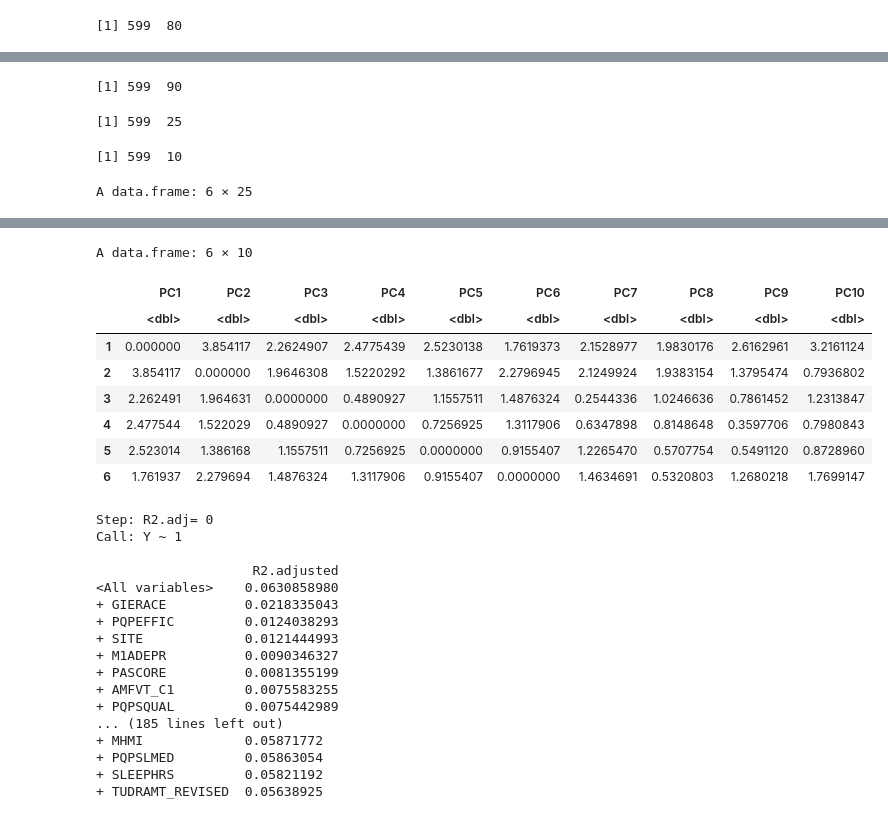
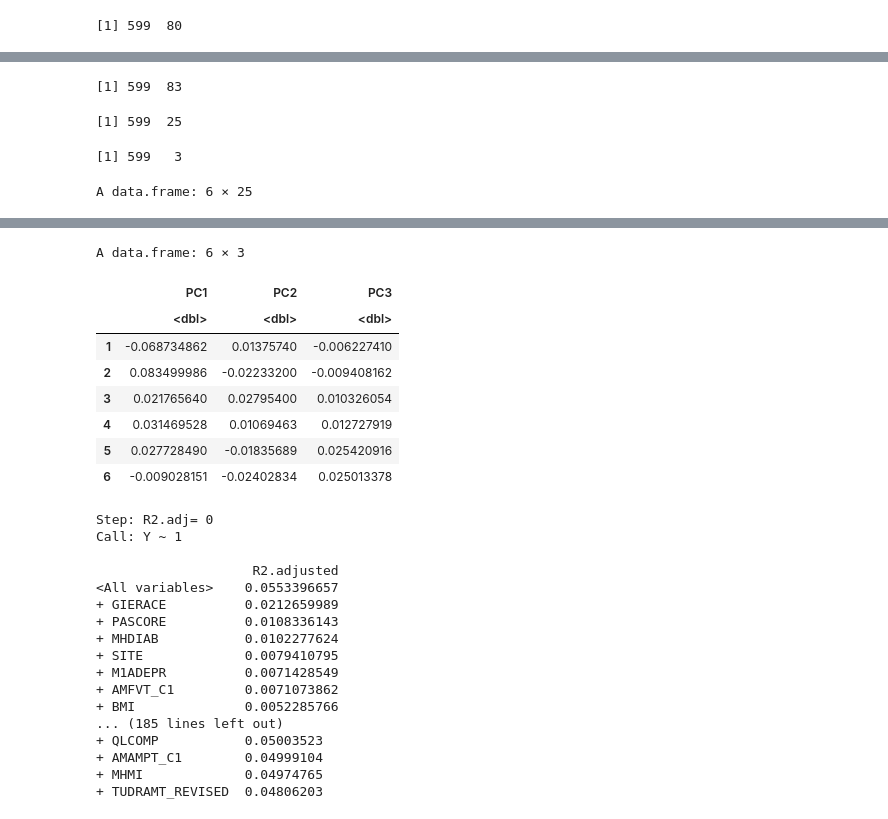
Before and after one commit to knightlab-analyses/mros_sleep_analysis, a Jupyter notebook: 3.5 Beta Diversity(Aitchison) -- RDA (R).ipynb, the cells around one changed output, grey strips where cells are left out. Cells and saved outputs as stored; diff of their text form; code cells hidden in the pictures.

```diff
--- a/3.5 Beta Diversity(Aitchison) -- RDA (R).ipynb
+++ b/3.5 Beta Diversity(Aitchison) -- RDA (R).ipynb
@@ -50,0 +30,5 @@ A data.frame: 6 × 11
+# %%
+pc = read.csv('~/Downloads/lab/sleep/Results/ordination/ordination.txt', header=F, sep='\t', skip = 4543)
+colnames(pc) = c('SampleName', 'PC1', 'PC2', 'PC3')
+dim(pc)
+head(pc)
@@ -51,50 +46,50 @@ A data.frame: 6 × 11
 # %%
-dat = merge(mf, pc_10, by='SampleName')
+dat = merge(mf, pc, by='SampleName')
 dim(dat)
 # %% [output]
-[1] 599  90
+[1] 599  83
 # %%
 # convert categorial to factors
 vars_cat = c('GIERACE', 'SITE', 'GIMSTAT', 'MHDIAB', 'MHRHEU1', 'MHOA', 'MHCHF', 'MHMI', 'MHDEPR',
              'TUDRAMT_REVISED', 'PQPSLMED', 'PQPSQUAL', 'QLCOMP', 'SLEEPHRS', 'PQBADSLP',
              'TURSMOKE', 'M1ADEPR', 'M1BENZO', 'PQPEFFIC', 'AMAMPT_C1', 'AMFVT_C1', 'AMPHIT_15SD')
 dat[vars_cat] = lapply(dat[vars_cat], factor)
 
 # # convert continuous to numeric
 vars_cts = c('Age', 'BMI', 'PASCORE')
-vars_pcs = c('PC1', 'PC2', 'PC3', 'PC4', 'PC5', 'PC6', 'PC7', 'PC8', 'PC9', 'PC10')
+vars_pcs = c('PC1', 'PC2', 'PC3')
 
 dat = dat[c(vars_cat, vars_cts, vars_pcs)]
 dat = dat[complete.cases(dat), ]
 X = dat[c(vars_cat, vars_cts)]
 Y = dat[, vars_pcs]
 
 dim(X)
 dim(Y)
 
 head(X)
 head(Y)
 # %% [output]
 [1] 599  25
-[1] 599  10
+[1] 599   3
 A data.frame: 6 × 25
 |  | GIERACE | SITE | GIMSTAT | MHDIAB | MHRHEU1 | MHOA | MHCHF | MHMI | MHDEPR | TUDRAMT_REVISED | ... |
 |  | <fct> | <fct> | <fct> | <fct> | <fct> | <fct> | <fct> | <fct> | <fct> | <fct> | ... |
 | 1 | 1:WHITE | Birmingham | 2: Widowed | 0: No | 0: No | 0: No | 0: No | 0: No | 0: No | 1: Less than one drink per week | ... |
 | 2 | 1:WHITE | Birmingham | 1: Married | 0: No | 1: Yes | 1: Yes | 1: Yes | 1: Yes | 0: No | 0:None drinker | ... |
 | 3 | 1:WHITE | Birmingham | 1: Married | 0: No | 0: No | 0: No | 0: No | 0: No | 0: No | 0:None drinker | ... |
 | 4 | 1:WHITE | Birmingham | 1: Married | 0: No | 0: No | 0: No | 0: No | 0: No | 0: No | 4: 6-13 drinks per week | ... |
 | 5 | 1:WHITE | Birmingham | 1: Married | 0: No | 0: No | 1: Yes | 0: No | 0: No | 0: No | 3: 3-5 drinks per week | ... |
 | 6 | 1:WHITE | Birmingham | 1: Married | 0: No | 0: No | 0: No | 0: No | 0: No | 0: No | 0:None drinker | ... |
-A data.frame: 6 × 10
+A data.frame: 6 × 3
-|  | PC1 | PC2 | PC3 | PC4 | PC5 | PC6 | PC7 | PC8 | PC9 | PC10 |
-|  | <dbl> | <dbl> | <dbl> | <dbl> | <dbl> | <dbl> | <dbl> | <dbl> | <dbl> | <dbl> |
-| 1 | 0.000000 | 3.854117 | 2.2624907 | 2.4775439 | 2.5230138 | 1.7619373 | 2.1528977 | 1.9830176 | 2.6162961 | 3.2161124 |
-| 2 | 3.854117 | 0.000000 | 1.9646308 | 1.5220292 | 1.3861677 | 2.2796945 | 2.1249924 | 1.9383154 | 1.3795474 | 0.7936802 |
-| 3 | 2.262491 | 1.964631 | 0.0000000 | 0.4890927 | 1.1557511 | 1.4876324 | 0.2544336 | 1.0246636 | 0.7861452 | 1.2313847 |
-| 4 | 2.477544 | 1.522029 | 0.4890927 | 0.0000000 | 0.7256925 | 1.3117906 | 0.6347898 | 0.8148648 | 0.3597706 | 0.7980843 |
-| 5 | 2.523014 | 1.386168 | 1.1557511 | 0.7256925 | 0.0000000 | 0.9155407 | 1.2265470 | 0.5707754 | 0.5491120 | 0.8728960 |
-| 6 | 1.761937 | 2.279694 | 1.4876324 | 1.3117906 | 0.9155407 | 0.0000000 | 1.4634691 | 0.5320803 | 1.2680218 | 1.7699147 |
+|  | PC1 | PC2 | PC3 |
+|  | <dbl> | <dbl> | <dbl> |
+| 1 | -0.068734862 | 0.01375740 | -0.006227410 |
+| 2 | 0.083499986 | -0.02233200 | -0.009408162 |
+| 3 | 0.021765640 | 0.02795400 | 0.010326054 |
+| 4 | 0.031469528 | 0.01069463 | 0.012727919 |
+| 5 | 0.027728490 | -0.01835689 | 0.025420916 |
+| 6 | -0.009028151 | -0.02402834 | 0.025013378 |
 # %%
 mod0 <- rda(Y ~ 1., X)  # Model with intercept only
 mod1 <- rda(Y ~ ., X)  # Model with all explanatory variables
@@ -105,19 +100,19 @@ Step: R2.adj= 0
 Call: Y ~ 1
 
                     R2.adjusted
-<All variables>    0.0630858980
-+ GIERACE          0.0218335043
-+ PQPEFFIC         0.0124038293
-+ SITE             0.0121444993
-+ M1ADEPR          0.0090346327
-+ PASCORE          0.0081355199
-+ AMFVT_C1         0.0075583255
-+ PQPSQUAL         0.0075442989
+<All variables>    0.0553396657
++ GIERACE          0.0212659989
++ PASCORE          0.0108336143
++ MHDIAB           0.0102277624
++ SITE             0.0079410795
++ M1ADEPR          0.0071428549
++ AMFVT_C1         0.0071073862
++ BMI              0.0052285766
 ... (185 lines left out)
-+ MHMI             0.05871772
-+ PQPSLMED         0.05863054
-+ SLEEPHRS         0.05821192
-+ TUDRAMT_REVISED  0.05638925
++ QLCOMP           0.05003523
++ AMAMPT_C1        0.04999104
++ MHMI             0.04974765
++ TUDRAMT_REVISED  0.04806203
 # %%
 table = step.res$anova
 table
```
Also changed, not shown: parts of 6 cells of this notebook.
